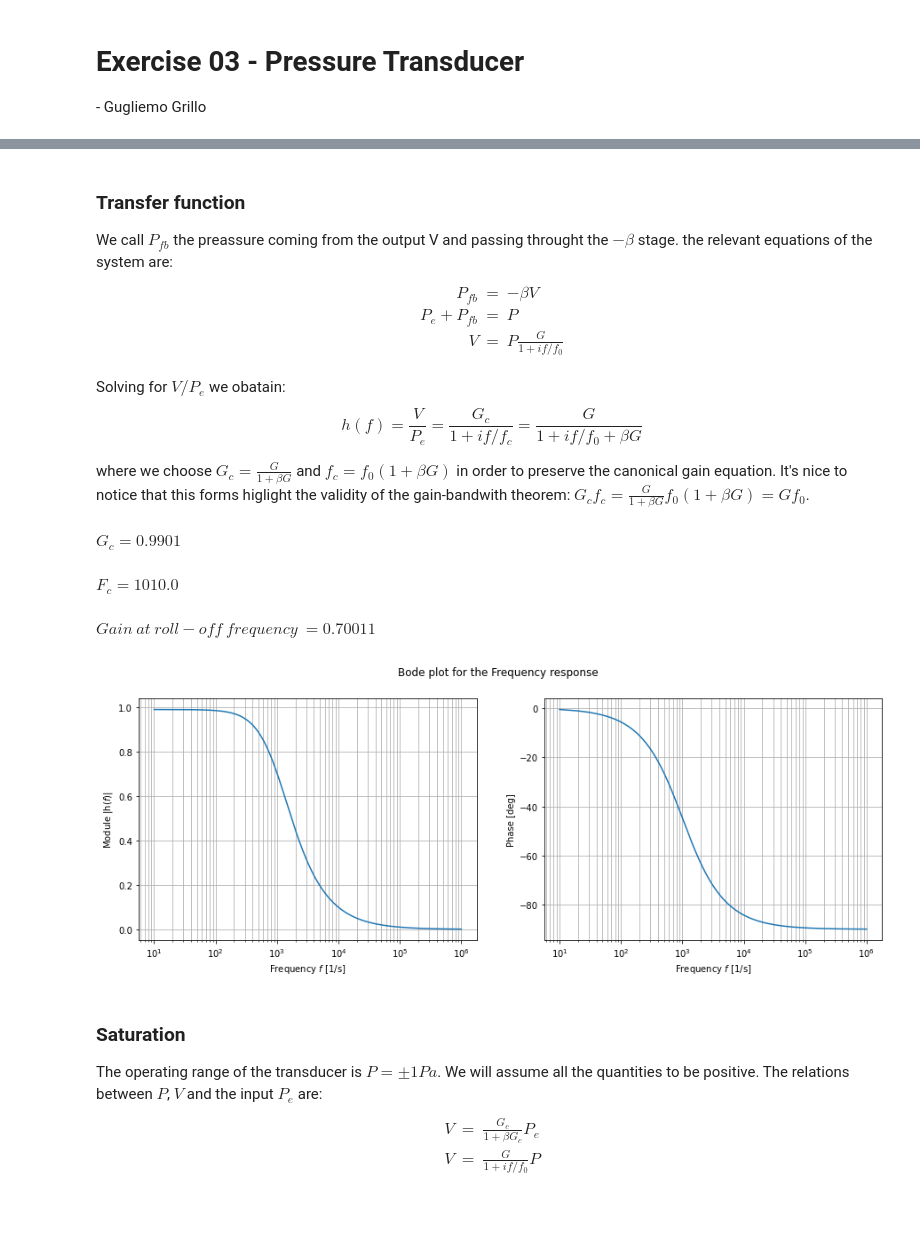
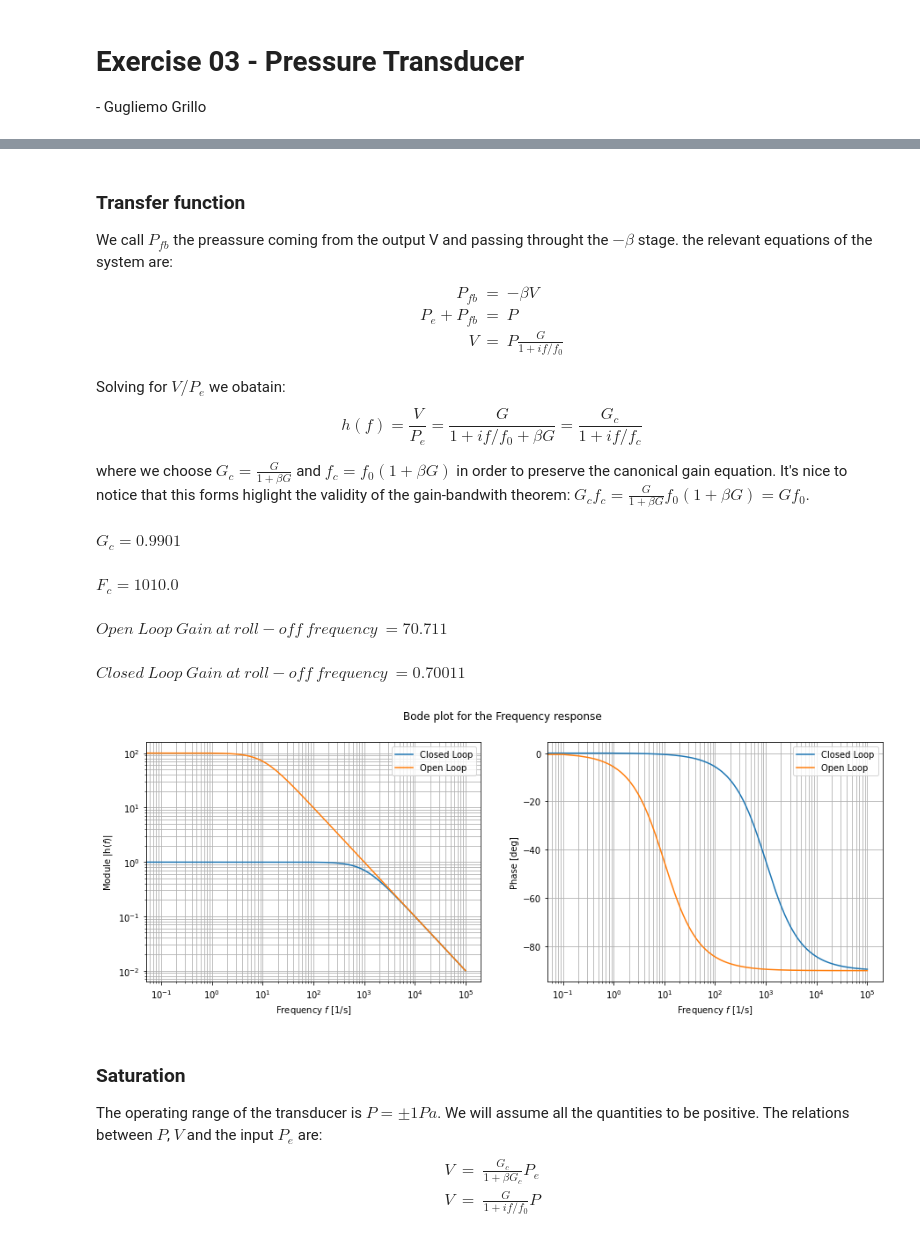
Before and after one commit to NerusSkyhigh/experimenta_methods, a Jupyter notebook: Exercise 03 - Pressure Transducer/Exercise 03 - Pressure Transducer.ipynb, the cells around one changed output, grey strips where cells are left out. Drawn from its saved outputs; the diff is of its cells as text; code cells hidden in the pictures; blank space fills up the shorter version.

Commit message:
add different plots for open loop and closed loop gain

```diff
--- a/Exercise 03 - Pressure Transducer/Exercise 03 - Pressure Transducer.ipynb
+++ b/Exercise 03 - Pressure Transducer/Exercise 03 - Pressure Transducer.ipynb
@@ -17,7 +17,7 @@ P_e + P_{fb} &=& P\\
 V &=& P \frac{G}{1+ i f/f_0} \\
 \end{array}
 Solving for $V/P_e$ we obatain:
-$$ h(f) = \frac{V}{P_e} = \frac{G_c}{1+i f/f_c} = \frac{G}{1+i f/f_0 + \beta G}$$
+$$ h(f) = \frac{V}{P_e} = \frac{G}{1+i f/f_0 + \beta G} = \frac{G_c}{1+i f/f_c}$$
 
 where we choose $G_c = \frac{G}{1+\beta G}$ and $f_c = f_0 (1+\beta G)$ in order to preserve the canonical gain equation. It's nice to notice that this forms higlight the validity of the gain-bandwith theorem: $G_c f_c = \frac{G}{1+\beta G} f_0 (1+\beta G) = G f_0$.
 # %%
@@ -37,41 +37,54 @@ BETA = 1 # Pa/V
 Gc = G / (1+BETA*G)
 Fc = float(F0 * (1+BETA*G))
 
-H = lambda f: Gc / (1+ 1j*f/Fc)
+Hcl = lambda f: Gc /(1+ 1j*f/Fc) # Closed Loop frequency response
+Hol = lambda f: G / (1+ 1j*f/F0) # Open Loop frequency response
 
 # Show value
 display(Math(r"G_c= {:.5}".format(Gc)))
 display(Math(r"F_c= {:.5}".format(Fc)))
-display(Math("Gain\ at\ roll-off\ frequency\ ={:.5}".format( np.abs(H(Fc)))))
+display(Math("Open\ Loop\ Gain\ at\ roll-off\ frequency\ ={:.5}".format( np.abs(Hol(F0)))))
+display(Math("Closed\ Loop\ Gain\ at\ roll-off\ frequency\ ={:.5}".format( np.abs(Hcl(Fc)))))
 # %% [output]
 $\displaystyle G_c= 0.9901$
 $\displaystyle F_c= 1010.0$
-$\displaystyle Gain\ at\ roll-off\ frequency\ =0.70011$
+$\displaystyle Open\ Loop\ Gain\ at\ roll-off\ frequency\ =70.711$
+$\displaystyle Closed\ Loop\ Gain\ at\ roll-off\ frequency\ =0.70011$
 # %%
-f = np.linspace(int(1e1), int(1e6), int(1e5))
-h = H(f)
-mag = np.abs(h)
-phase = np.arctan(np.imag(h) / np.real(h))*180/np.pi
+f = np.linspace(int(1e-1), int(1e5), int(1e6))
+
+hol = Hol(f)
+magol = np.abs(hol)
+phaseol = np.arctan(np.imag(hol) / np.real(hol))*180/np.pi
+
+hcl = Hcl(f)
+magcl = np.abs(hcl)
+phasecl = np.arctan(np.imag(hcl) / np.real(hcl))*180/np.pi
 
 # Bode plot
 fig, axis = plt.subplots(1,2, figsize=(15, 5))
 fig.suptitle('Bode plot for the Frequency response')
 
-axis[0].plot(f, mag)
+axis[0].plot(f, magcl, label="Closed Loop")
+axis[0].plot(f, magol, label="Open Loop")
 axis[0].set_xscale('log')
+axis[0].set_yscale('log')
 axis[0].set_xlabel("Frequency $f$ [1/s]")
 axis[0].set_ylabel("Module |h($f$)|")
 axis[0].grid(True, which="both")
+axis[0].legend()
 
-axis[1].plot(f, phase)
+axis[1].plot(f, phasecl, label="Closed Loop")
+axis[1].plot(f, phaseol, label="Open Loop")
 axis[1].set_xscale('log')
 axis[1].set_xlabel("Frequency $f$ [1/s]")
 axis[1].set_ylabel("Phase [deg]")
 axis[1].grid(True, which="both")
+axis[1].legend()
 
 plt.show()
 # %% [output]
-[figure, old version]
+[figure, new version]
 # %% [markdown]
 ### Saturation
 The operating range of the transducer is $P = \pm 1 Pa$. We will assume all the quantities to be positive. The relations between $P$, $V$ and the input $P_e$ are:
```
Also changed, not shown: parts of 1 cell of this notebook.
